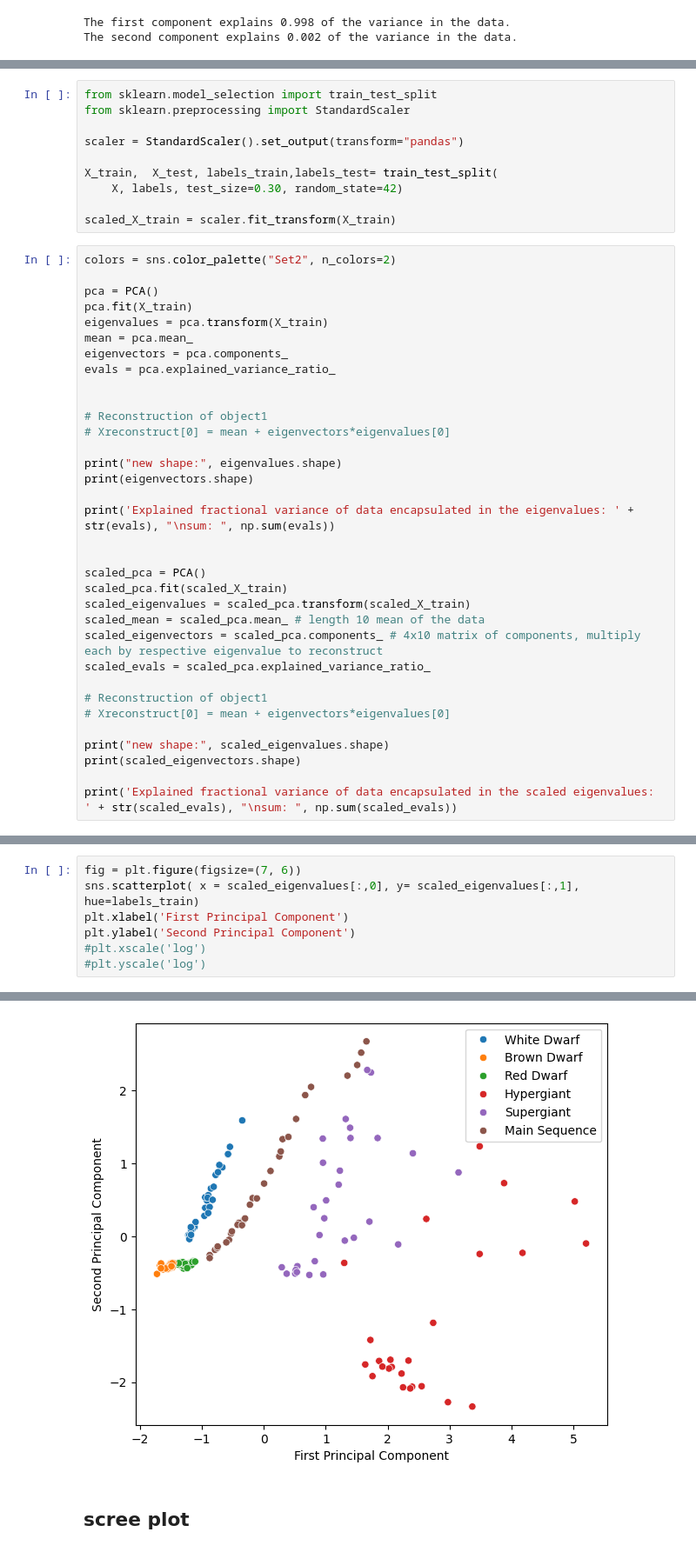
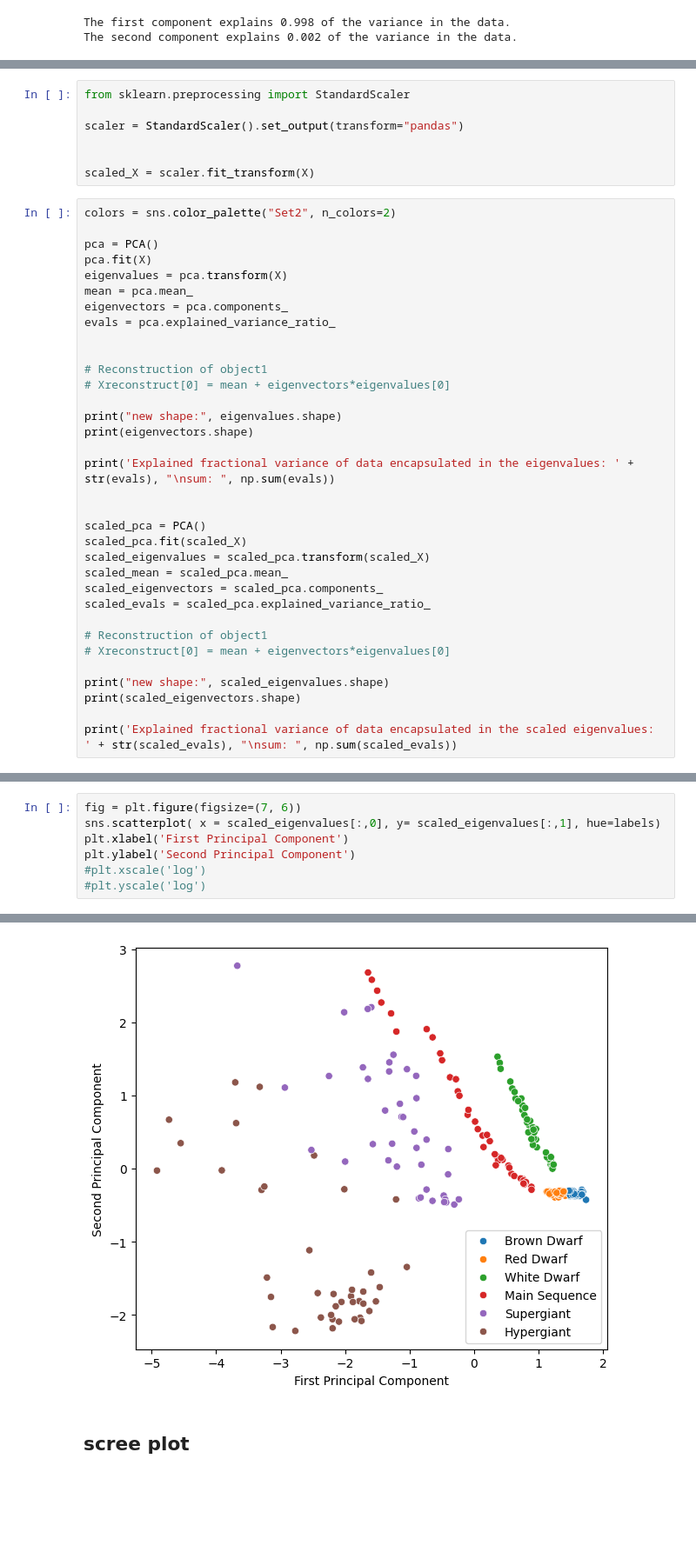
Before and after one commit to malvibellotti/astrostatistics_bicocca_2024, a Jupyter notebook: working/lecture_15_HR_diagram.ipynb, the cells around one changed output, grey strips where cells are left out. Shown at 87% size. Cells and saved outputs as stored; diff of their text form; blank space fills up the shorter version.

```diff
--- a/working/lecture_15_HR_diagram.ipynb
+++ b/working/lecture_15_HR_diagram.ipynb
@@ -196,19 +196,16 @@ The second component explains 0.002 of the variance in the data.
 # %%
-from sklearn.model_selection import train_test_split
 from sklearn.preprocessing import StandardScaler
 
 scaler = StandardScaler().set_output(transform="pandas")
 
-X_train,  X_test, labels_train,labels_test= train_test_split(
-    X, labels, test_size=0.30, random_state=42)
 
-scaled_X_train = scaler.fit_transform(X_train)
+scaled_X = scaler.fit_transform(X)
 # %%
 colors = sns.color_palette("Set2", n_colors=2)
 
 pca = PCA()
-pca.fit(X_train)
-eigenvalues = pca.transform(X_train)
+pca.fit(X)
+eigenvalues = pca.transform(X)
 mean = pca.mean_
 eigenvectors = pca.components_
 evals = pca.explained_variance_ratio_
@@ -224,10 +221,10 @@ print('Explained fractional variance of data encapsulated in the eigenvalues: '
 
 
 scaled_pca = PCA()
-scaled_pca.fit(scaled_X_train)
-scaled_eigenvalues = scaled_pca.transform(scaled_X_train)
-scaled_mean = scaled_pca.mean_ # length 10 mean of the data
-scaled_eigenvectors = scaled_pca.components_ # 4x10 matrix of components, multiply each by respective eigenvalue to reconstruct
+scaled_pca.fit(scaled_X)
+scaled_eigenvalues = scaled_pca.transform(scaled_X)
+scaled_mean = scaled_pca.mean_
+scaled_eigenvectors = scaled_pca.components_
 scaled_evals = scaled_pca.explained_variance_ratio_
 
 # Reconstruction of object1
@@ -258,13 +255,13 @@ _ = plt.tight_layout()
 # %%
 fig = plt.figure(figsize=(7, 6))
-sns.scatterplot( x = scaled_eigenvalues[:,0], y= scaled_eigenvalues[:,1], hue=labels_train)
+sns.scatterplot( x = scaled_eigenvalues[:,0], y= scaled_eigenvalues[:,1], hue=labels)
 plt.xlabel('First Principal Component')
 plt.ylabel('Second Principal Component')
 #plt.xscale('log')
 #plt.yscale('log')
 # %% [output]
 Text(0, 0.5, 'Second Principal Component')
-[figure, old version]
+[figure, new version]
 # %% [markdown]
 ## scree plot
 # %%
```
Also changed, not shown: parts of 14 cells of this notebook, 5 other files.
